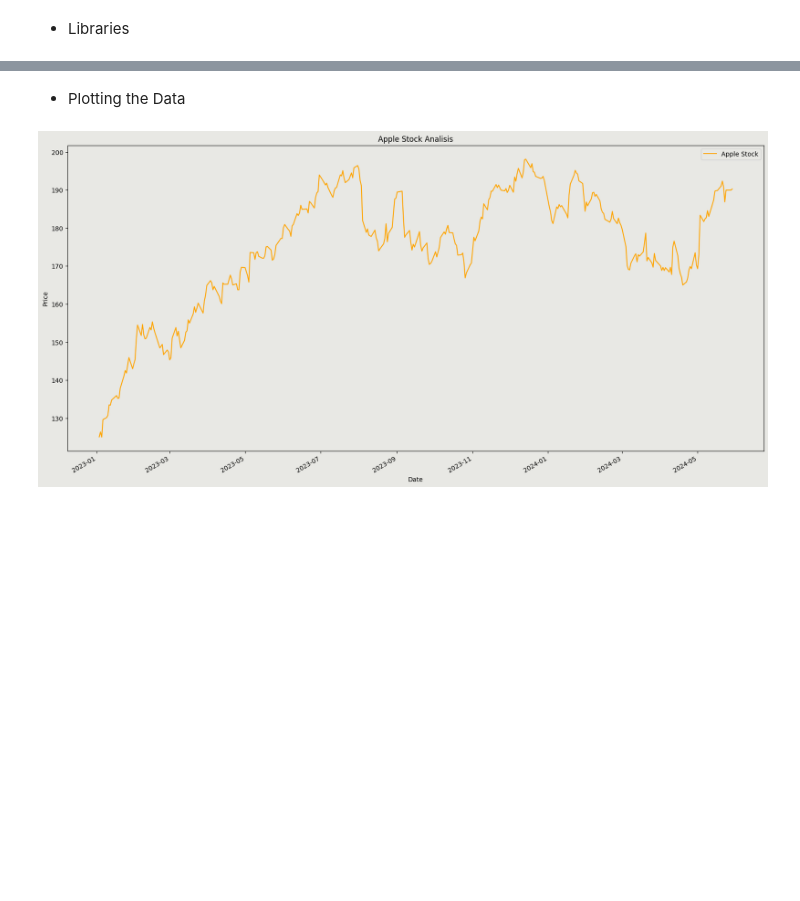
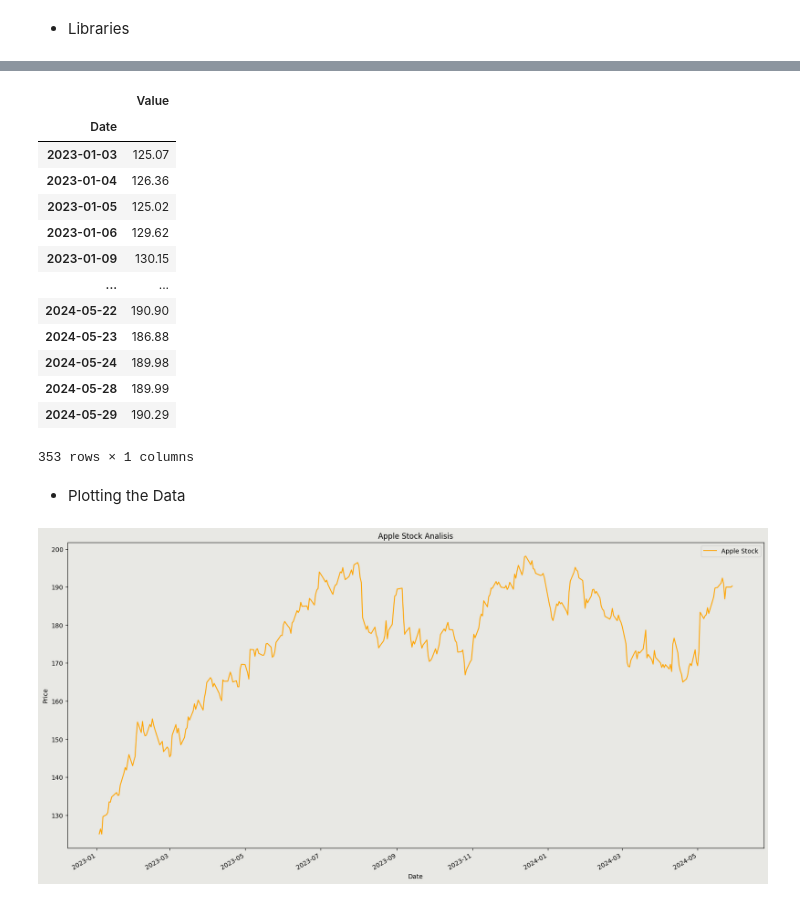
Before and after one commit to carlosgutierrezch/LSTM_Forecast, a Jupyter notebook: notebooks/Torch_model_2023.ipynb, the cells around one changed output, grey strips where cells are left out. Saved outputs shown, nothing was run; the diff lists cells and outputs as text; code cells hidden in the pictures; blank space fills up the shorter version.

```diff
--- a/notebooks/Torch_model_2023.ipynb
+++ b/notebooks/Torch_model_2023.ipynb
@@ -28,5 +45,22 @@ df= TimeConfig.process_chain(path='../Data/apple.csv',columns=['Close/Last'])
 # %%
 df= df.loc['2023':'2024'].copy()
+# %%
+df
+# %% [output]
+|  | Value |
+| Date |  |
+| 2023-01-03 | 125.07 |
+| 2023-01-04 | 126.36 |
+| 2023-01-05 | 125.02 |
+| 2023-01-06 | 129.62 |
+| 2023-01-09 | 130.15 |
+| ... | ... |
+| 2024-05-22 | 190.90 |
+| 2024-05-23 | 186.88 |
+| 2024-05-24 | 189.98 |
+| 2024-05-28 | 189.99 |
+| 2024-05-29 | 190.29 |
+353 rows × 1 columns
 # %% [markdown]
 - Plotting the Data
 # %%
```
Also changed, not shown: parts of 3 cells of this notebook, 8 other files.
